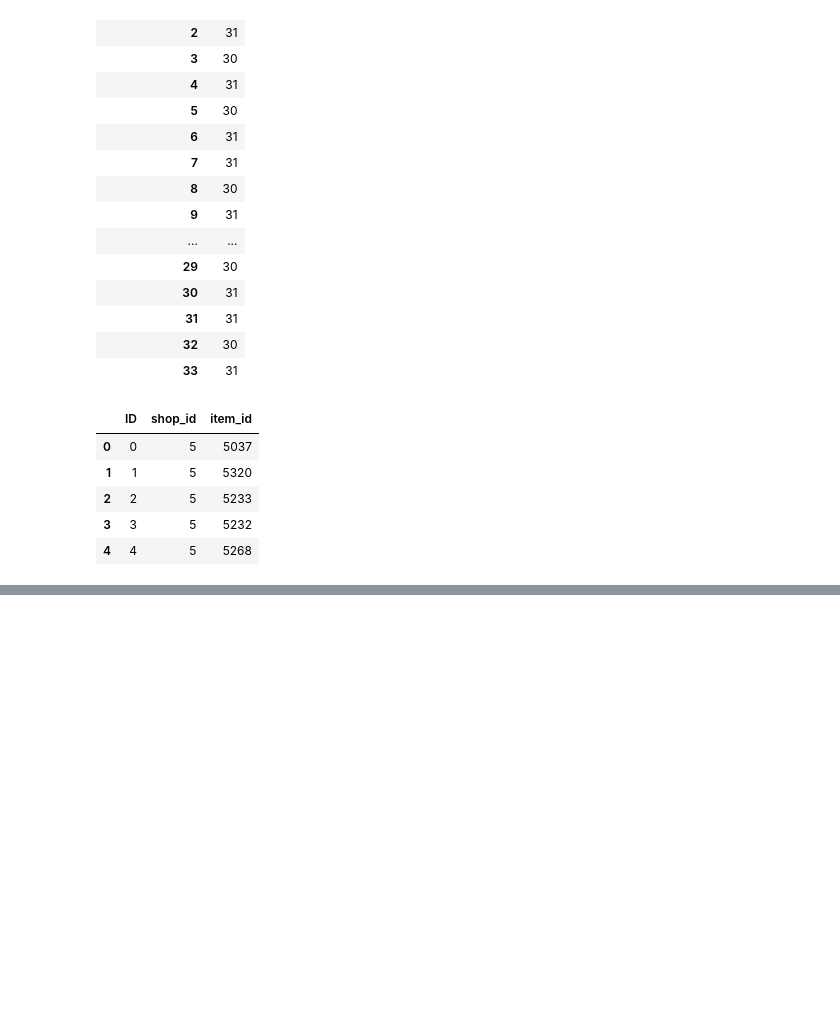
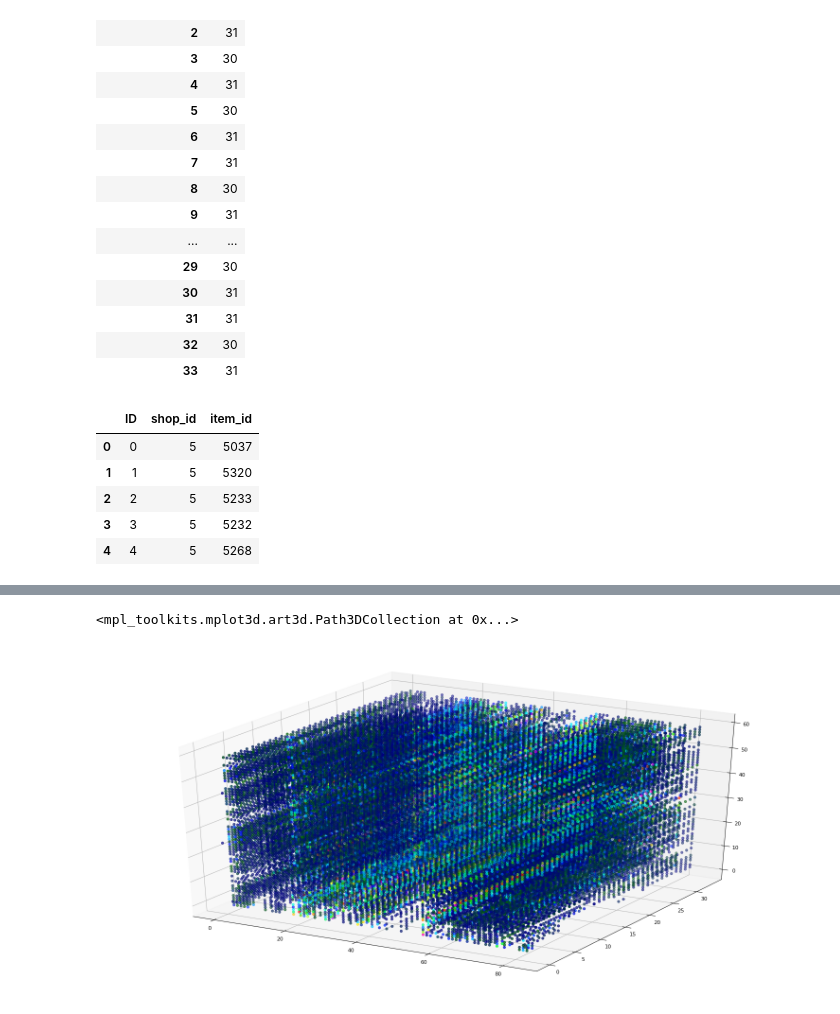
Before and after one commit to mortennp/mooc, a Jupyter notebook: NRUHSE_AdvML/Competetive DS/FinalProject/EDA.ipynb, the cells around one changed output, grey strips where cells are left out. Drawn from its saved outputs; the diff is of its cells as text; code cells hidden in the pictures; blank space fills up the shorter version.

```diff
--- a/NRUHSE_AdvML/Competetive DS/FinalProject/EDA.ipynb
+++ b/NRUHSE_AdvML/Competetive DS/FinalProject/EDA.ipynb
@@ -192,0 +273,9 @@ and
+# %%
+from mpl_toolkits.mplot3d import Axes3D
+fig = plt.figure(figsize=(24,12), dpi=80, facecolor='w', edgecolor='k')
+ax = fig.add_subplot(111, projection='3d')
+ax.scatter(grouped.item_category_id, grouped.date_block_num, grouped.shop_id,
+          c=grouped.item_cnt_day, cmap=mpl.cm.gist_ncar, norm=norm)
+# %% [output]
+<mpl_toolkits.mplot3d.art3d.Path3DCollection at 0x...>
+[figure, added]
```
Also changed, not shown: parts of 17 cells of this notebook.
